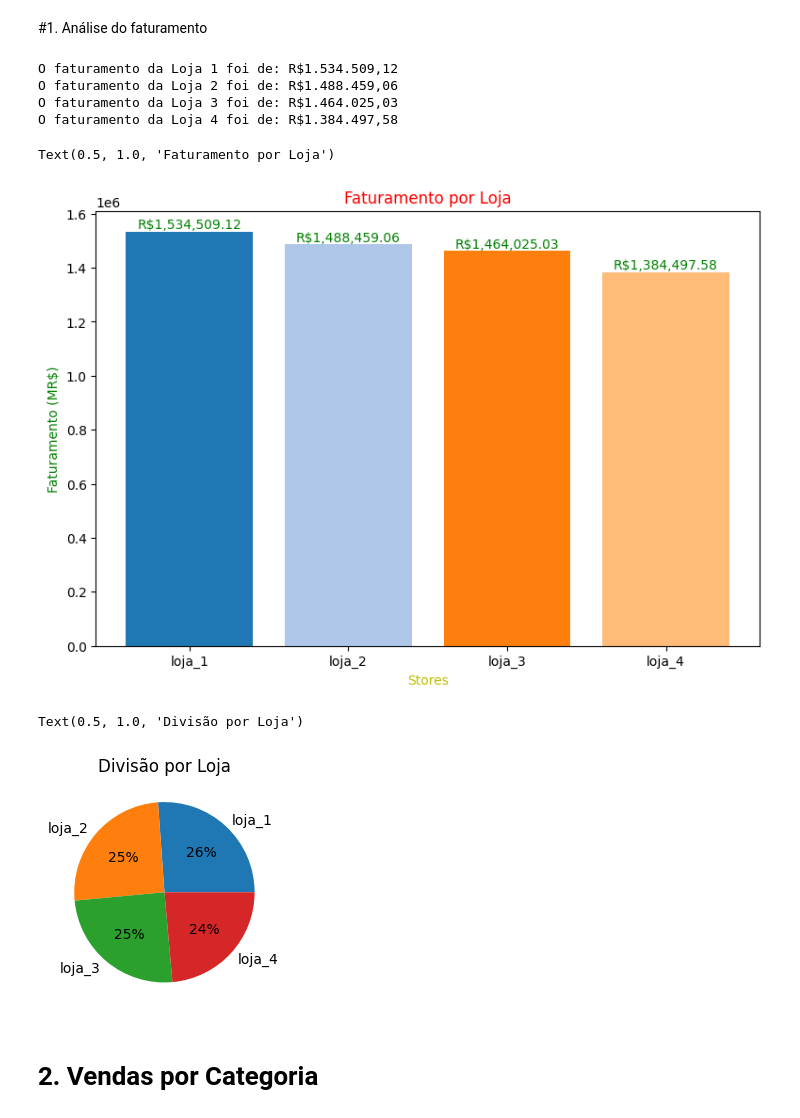
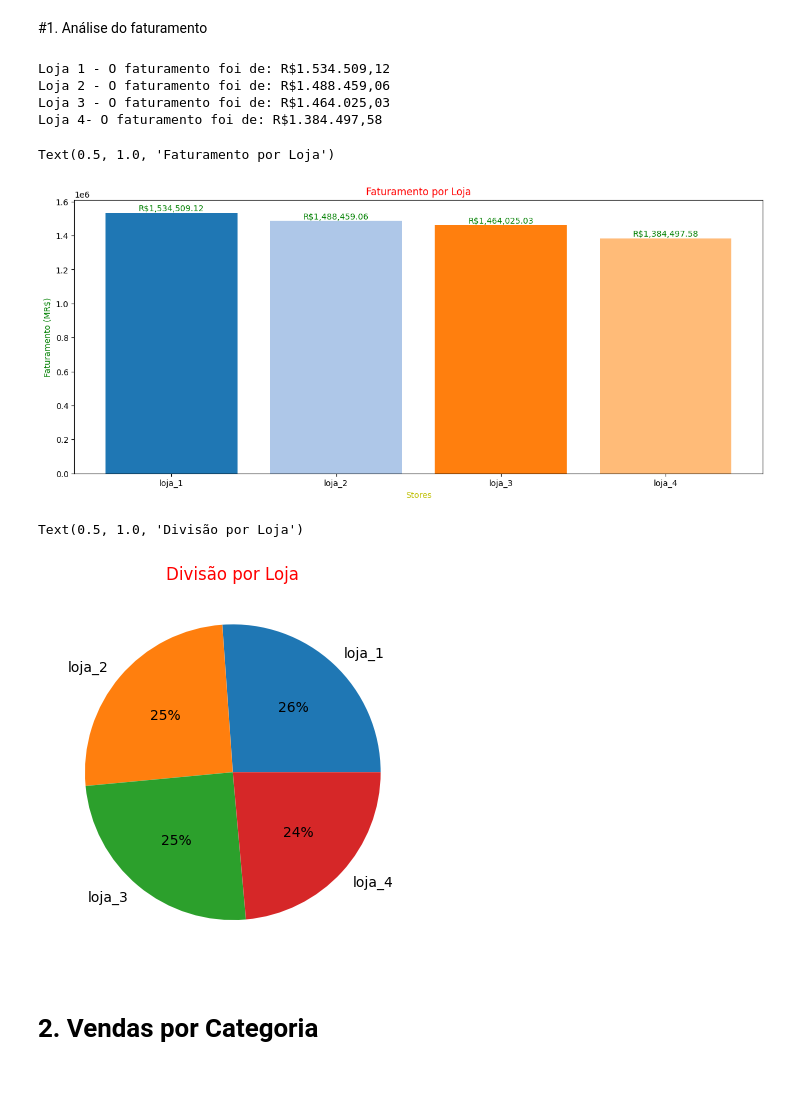
Before and after one commit to MauroTadeu6/Challengers-Store-Python-, a Jupyter notebook: AluraStoreBr.ipynb, the cells around one changed output. Saved outputs shown, nothing was run; the diff lists cells and outputs as text; code cells hidden in the pictures; blank space fills up the shorter version.

```diff
--- a/AluraStoreBr.ipynb
+++ b/AluraStoreBr.ipynb
@@ -44,15 +44,15 @@ def formatar(valor):
   return 'R${:,.2f}'.format(valor).replace(',', 'x').replace('.',',').replace('x','.')
 # %%
 valor_formatado_1 = formatar(faturam_Tot_Loja1)
-print(f"O faturamento da Loja 1 foi de: \033[31m{valor_formatado_1}\033[0m")
+print(f"\033[32mLoja 1\033[0m - O faturamento foi de: \033[32m{valor_formatado_1}\033[0m")
 valor_formatado_2 = formatar(faturam_Tot_Loja2)
-print(f"O faturamento da Loja 2 foi de: \033[31m{valor_formatado_2}\033[0m")
+print(f"\033[33mLoja 2\033[0m - O faturamento foi de: \033[33m{valor_formatado_2}\033[0m")
 valor_formatado_3 = formatar(faturam_Tot_Loja3)
-print(f"O faturamento da Loja 3 foi de: \033[31m{valor_formatado_3}\033[0m")
+print(f"\033[34mLoja 3\033[0m - O faturamento foi de: \033[34m{valor_formatado_3}\033[0m")
 valor_formatado_4 = formatar(faturam_Tot_Loja4)
-print(f"O faturamento da Loja 4 foi de: \033[31m{valor_formatado_4}\033[0m")
+print(f"\033[35mLoja 4\033[0m- O faturamento foi de: \033[35m{valor_formatado_4}\033[0m")
 # %% [output]
-O faturamento da Loja 1 foi de: R$1.534.509,12
-O faturamento da Loja 2 foi de: R$1.488.459,06
-O faturamento da Loja 3 foi de: R$1.464.025,03
-O faturamento da Loja 4 foi de: R$1.384.497,58
+Loja 1 - O faturamento foi de: R$1.534.509,12
+Loja 2 - O faturamento foi de: R$1.488.459,06
+Loja 3 - O faturamento foi de: R$1.464.025,03
+Loja 4- O faturamento foi de: R$1.384.497,58
@@ -66,14 +64,13 @@ faturam_total=[faturam_Tot_Loja1,faturam_Tot_Loja2,faturam_Tot_Loja3,faturam_Tot
 # %%
-plt.figure(figsize=(20,6))
+plt.figure(figsize=(15,6))
 cores=plt.cm.tab20(range(len(stores)))
-plt.subplot(1,2,1)
 plt.bar(stores,faturam_total,color=cores)
 for i, valor in enumerate(faturam_total):
   plt.text(i,valor+0.025,f'R${valor:,.2f}',ha='center',va='bottom',color='green')
 plt.xlabel('Stores', color='y')
 plt.ylabel('Faturamento (MR$)', color='green')
 plt.title('Faturamento por Loja',color='red')
 # %% [output]
 Text(0.5, 1.0, 'Faturamento por Loja')
-[figure, old version]
+[figure, new version]
 # %%
@@ -81,11 +78,9 @@ Text(0.5, 1.0, 'Faturamento por Loja')
 # %%
-plt.subplot(1,2,2)
-
 plt.pie(faturam_total,labels=stores,autopct='%2.0f%%')
-plt.title('Divisão por Loja')
+plt.title('Divisão por Loja', color='red')
 # %% [output]
 Text(0.5, 1.0, 'Divisão por Loja')
-[figure, old version]
+[figure, new version]
 # %% [markdown]
 # 2. Vendas por Categoria
 # %%
```
Also changed, not shown: parts of 10 cells of this notebook.
